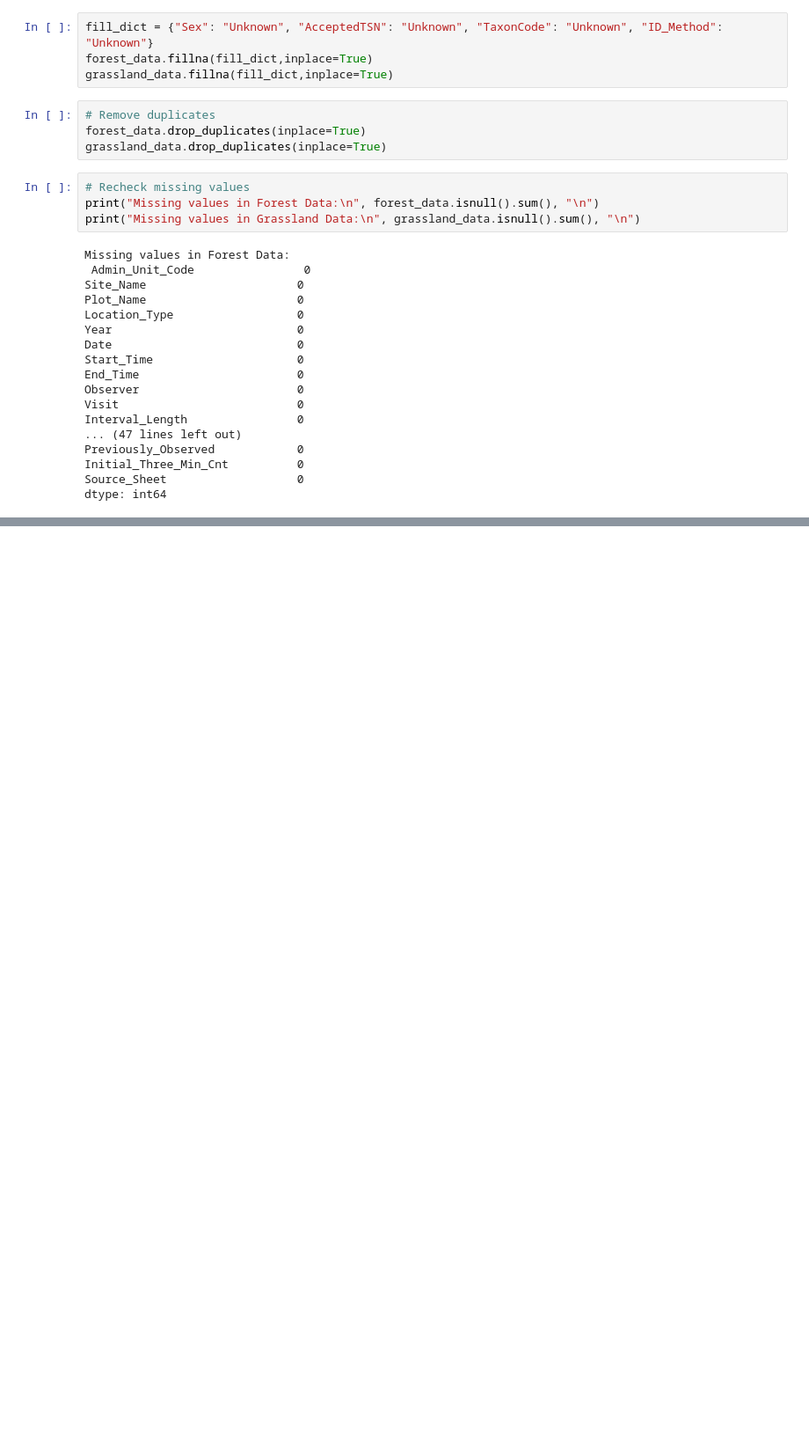
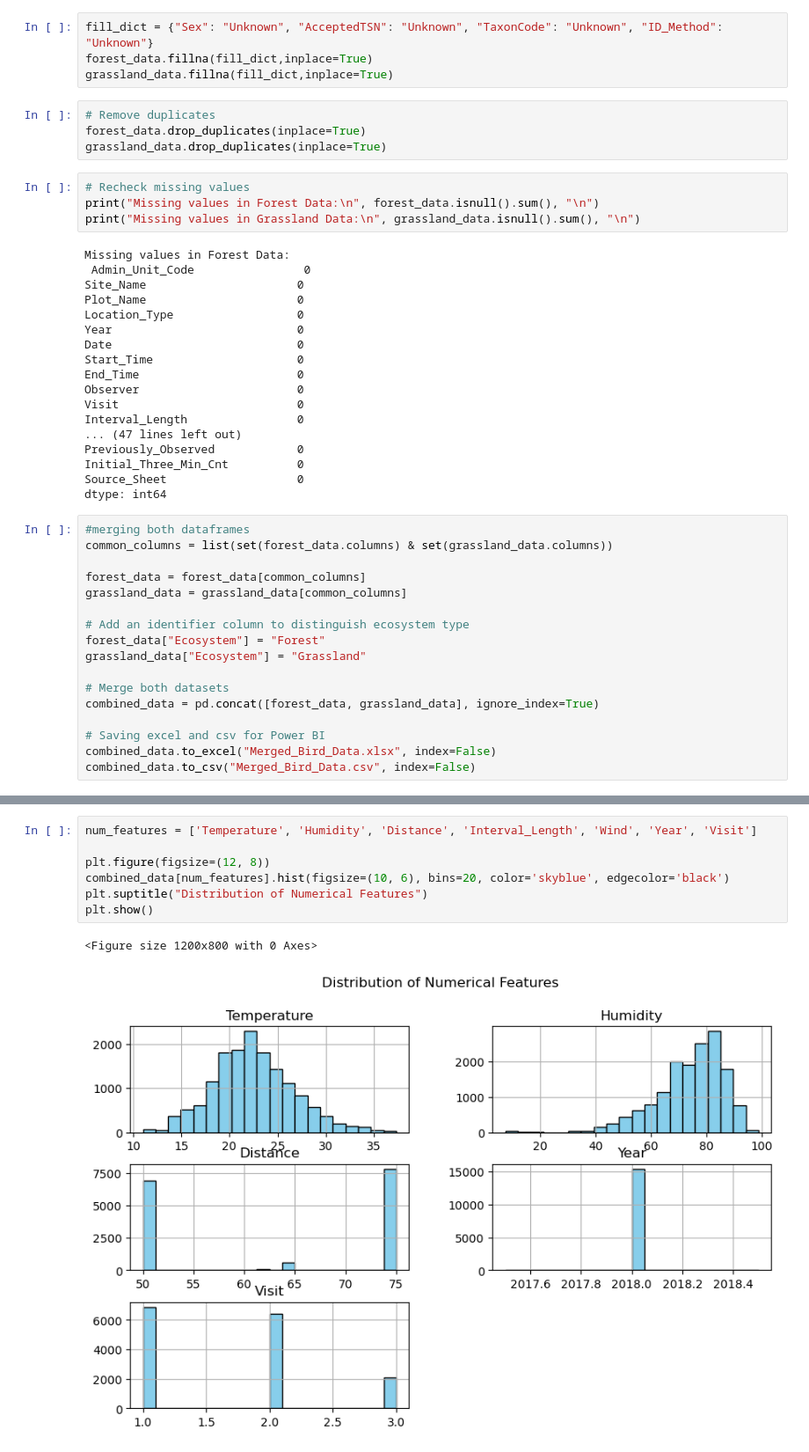
Before and after one commit to AnushkaMishra29/BirdSpeciesAnalysis, a Jupyter notebook: BirdSpecies_DataPreprocessing.ipynb, the cells around one changed output, grey strips where cells are left out. Shown: that part at 88% size. Saved outputs shown, nothing was run; the diff lists cells and outputs as text; blank space fills up the shorter version.

Commit message:
visualizations

```diff
--- a/BirdSpecies_DataPreprocessing.ipynb
+++ b/BirdSpecies_DataPreprocessing.ipynb
@@ -195,3 +228,20 @@ Previously_Observed            0
 Initial_Three_Min_Cnt          0
 Source_Sheet                   0
 dtype: int64
+# %%
+#merging both dataframes
+common_columns = list(set(forest_data.columns) & set(grassland_data.columns))
+
+forest_data = forest_data[common_columns]
+grassland_data = grassland_data[common_columns]
+
+# Add an identifier column to distinguish ecosystem type
+forest_data["Ecosystem"] = "Forest"
+grassland_data["Ecosystem"] = "Grassland"
+
+# Merge both datasets
+combined_data = pd.concat([forest_data, grassland_data], ignore_index=True)
+
+# Saving excel and csv for Power BI
+combined_data.to_excel("Merged_Bird_Data.xlsx", index=False)
+combined_data.to_csv("Merged_Bird_Data.csv", index=False)
@@ -197,0 +292,10 @@ dtype: int64
+# %%
+num_features = ['Temperature', 'Humidity', 'Distance', 'Interval_Length', 'Wind', 'Year', 'Visit']
+
+plt.figure(figsize=(12, 8))
+combined_data[num_features].hist(figsize=(10, 6), bins=20, color='skyblue', edgecolor='black')
+plt.suptitle("Distribution of Numerical Features")
+plt.show()
+# %% [output]
+<Figure size 1200x800 with 0 Axes>
+[figure, added]
```
Also changed, not shown: parts of 9 cells of this notebook, 2 other files.
